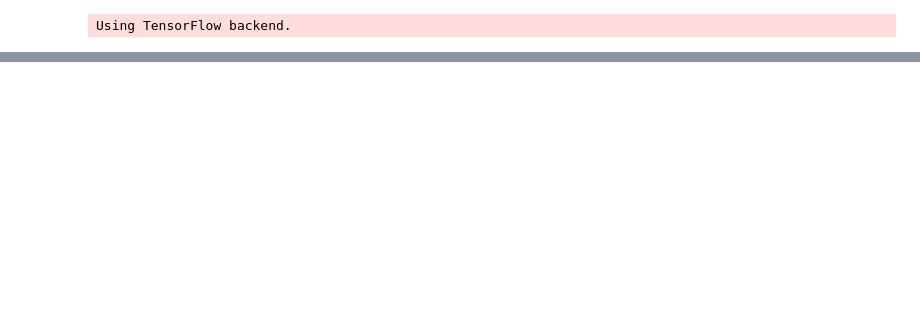
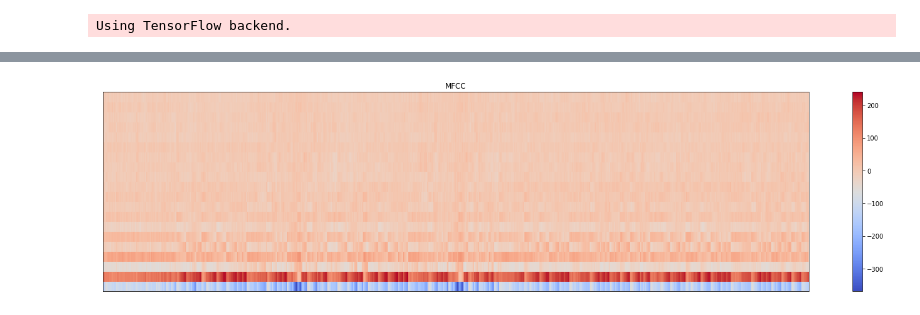
Before and after one commit to Dolado/fma, a Jupyter notebook: song_category_prediction.ipynb, the cells around one changed output, grey strips where cells are left out. Cells and saved outputs as stored; diff of their text form; code cells hidden in the pictures; blank space fills up the shorter version.

```diff
--- a/song_category_prediction.ipynb
+++ b/song_category_prediction.ipynb
@@ -82,0 +157,10 @@ features
+# %%
+mfcc = librosa.feature.mfcc(y=example, sr=sr,n_mfcc =20)
+
+plt.figure(figsize=(20,5))
+librosa.display.specshow(mfcc)
+plt.colorbar()
+plt.title('MFCC')
+plt.tight_layout()
+# %% [output]
+[figure, added]
```
Also changed, not shown: parts of 15 cells of this notebook.
